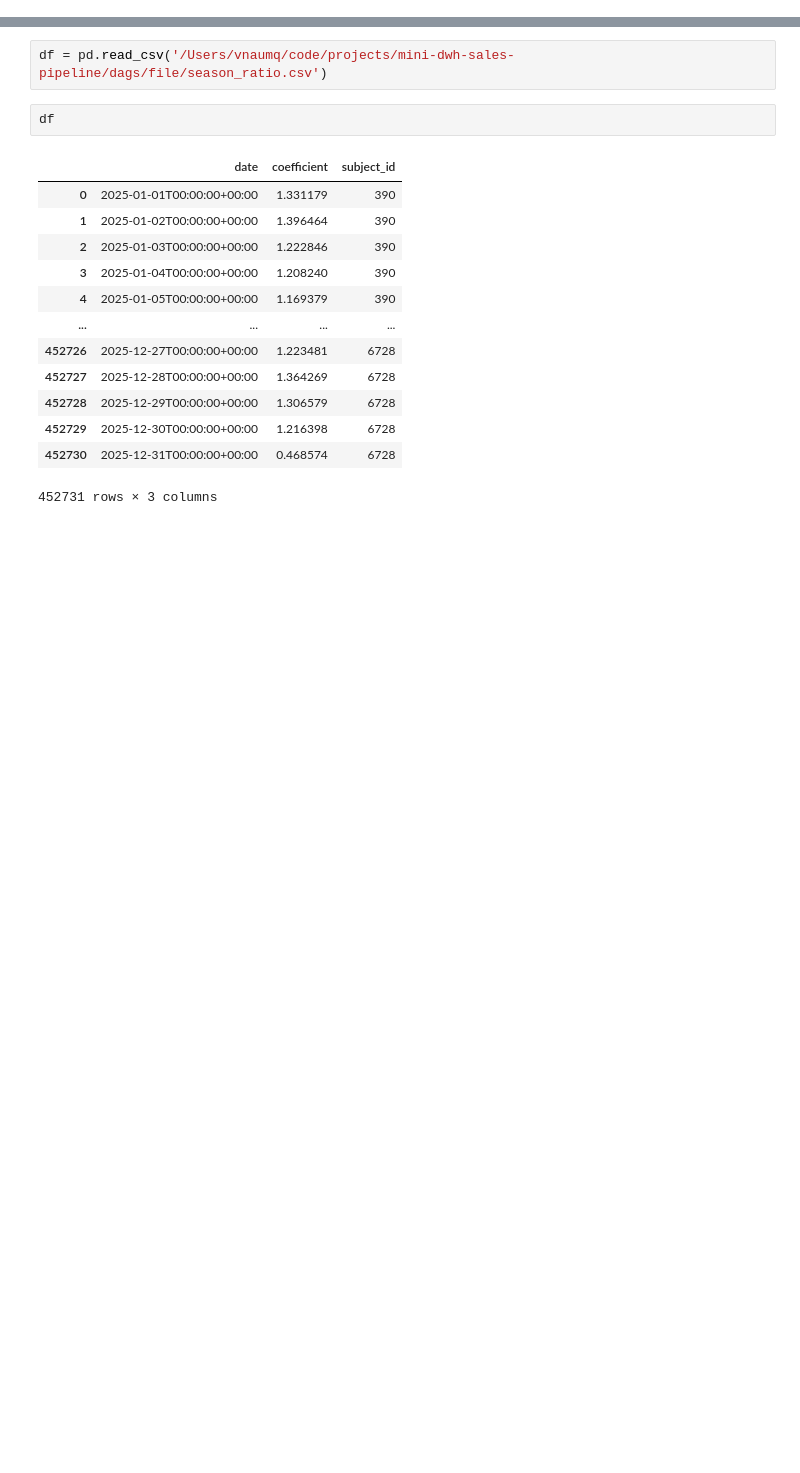
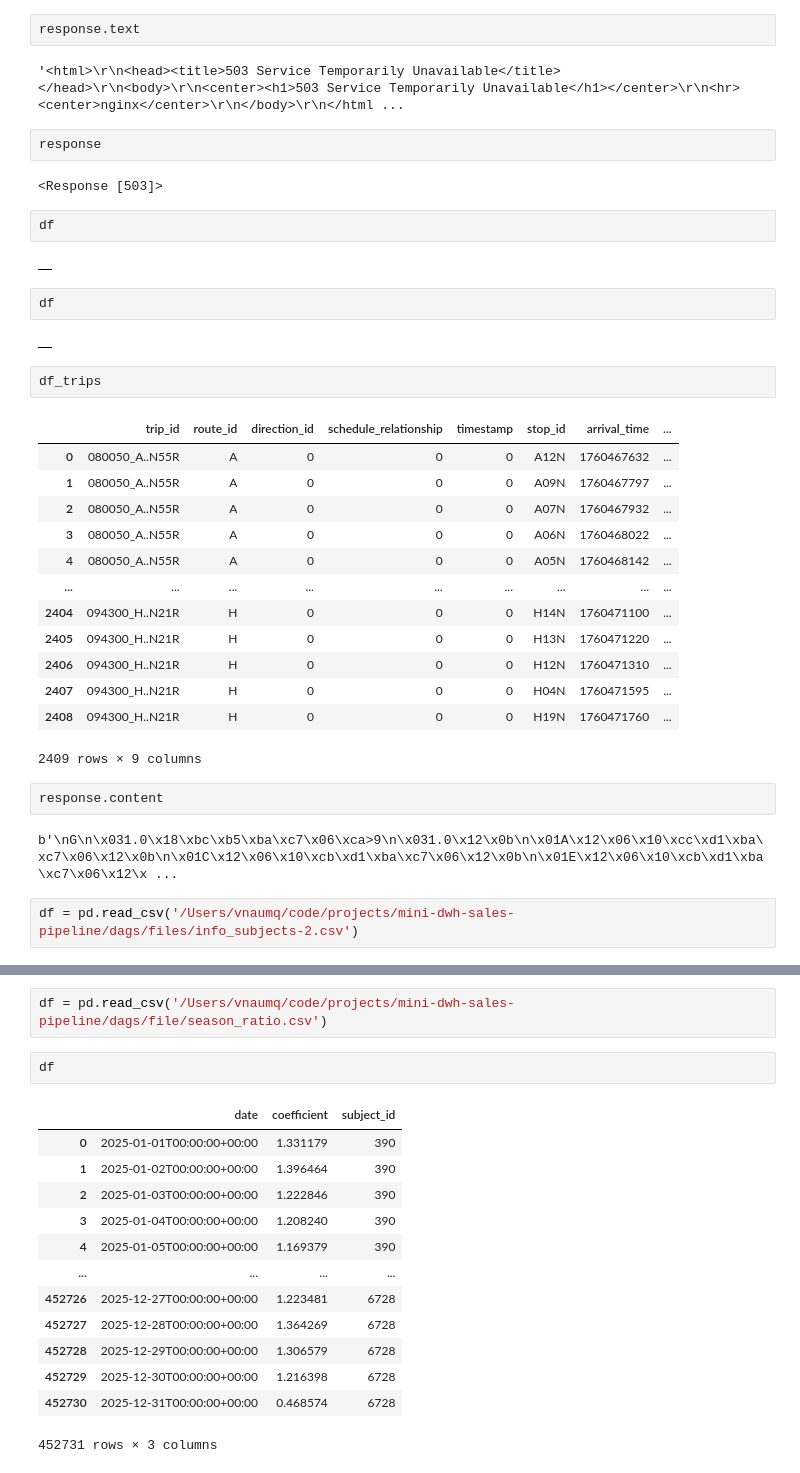
Before and after one commit to vnaumq/mini-dwh-sales-pipeline, a Jupyter notebook: dags/parsing.ipynb, the cells around one changed output, grey strips where cells are left out. Saved outputs shown, nothing was run; the diff lists cells and outputs as text; blank space fills up the shorter version.

```diff
--- a/dags/parsing.ipynb
+++ b/dags/parsing.ipynb
@@ -15,0 +291,38 @@ Error:
+# %%
+response.text
+# %% [output]
+'<html>\r\n<head><title>503 Service Temporarily Unavailable</title></head>\r\n<body>\r\n<center><h1>503 Service Temporarily Unavailable</h1></center>\r\n<hr><center>nginx</center>\r\n</body>\r\n</html ...
+# %%
+response
+# %% [output]
+<Response [503]>
+# %%
+df
+# %% [output]
+|  |
+# %%
+df
+# %% [output]
+|  |
+# %%
+df_trips
+# %% [output]
+|  | trip_id | route_id | direction_id | schedule_relationship | timestamp | stop_id | arrival_time | ... |
+| 0 | 080050_A..N55R | A | 0 | 0 | 0 | A12N | 1760467632 | ... |
+| 1 | 080050_A..N55R | A | 0 | 0 | 0 | A09N | 1760467797 | ... |
+| 2 | 080050_A..N55R | A | 0 | 0 | 0 | A07N | 1760467932 | ... |
+| 3 | 080050_A..N55R | A | 0 | 0 | 0 | A06N | 1760468022 | ... |
+| 4 | 080050_A..N55R | A | 0 | 0 | 0 | A05N | 1760468142 | ... |
+| ... | ... | ... | ... | ... | ... | ... | ... | ... |
+| 2404 | 094300_H..N21R | H | 0 | 0 | 0 | H14N | 1760471100 | ... |
+| 2405 | 094300_H..N21R | H | 0 | 0 | 0 | H13N | 1760471220 | ... |
+| 2406 | 094300_H..N21R | H | 0 | 0 | 0 | H12N | 1760471310 | ... |
+| 2407 | 094300_H..N21R | H | 0 | 0 | 0 | H04N | 1760471595 | ... |
+| 2408 | 094300_H..N21R | H | 0 | 0 | 0 | H19N | 1760471760 | ... |
+2409 rows × 9 columns
+# %%
+response.content
+# %% [output]
+b'\nG\n\x031.0\x18\xbc\xb5\xba\xc7\x06\xca>9\n\x031.0\x12\x0b\n\x01A\x12\x06\x10\xcc\xd1\xba\xc7\x06\x12\x0b\n\x01C\x12\x06\x10\xcb\xd1\xba\xc7\x06\x12\x0b\n\x01E\x12\x06\x10\xcb\xd1\xba\xc7\x06\x12\x ...
+# %%
+df = pd.read_csv('/Users/vnaumq/code/projects/mini-dwh-sales-pipeline/dags/files/info_subjects-2.csv')
```
Also changed, not shown: parts of 27 cells of this notebook, 27 other files.
